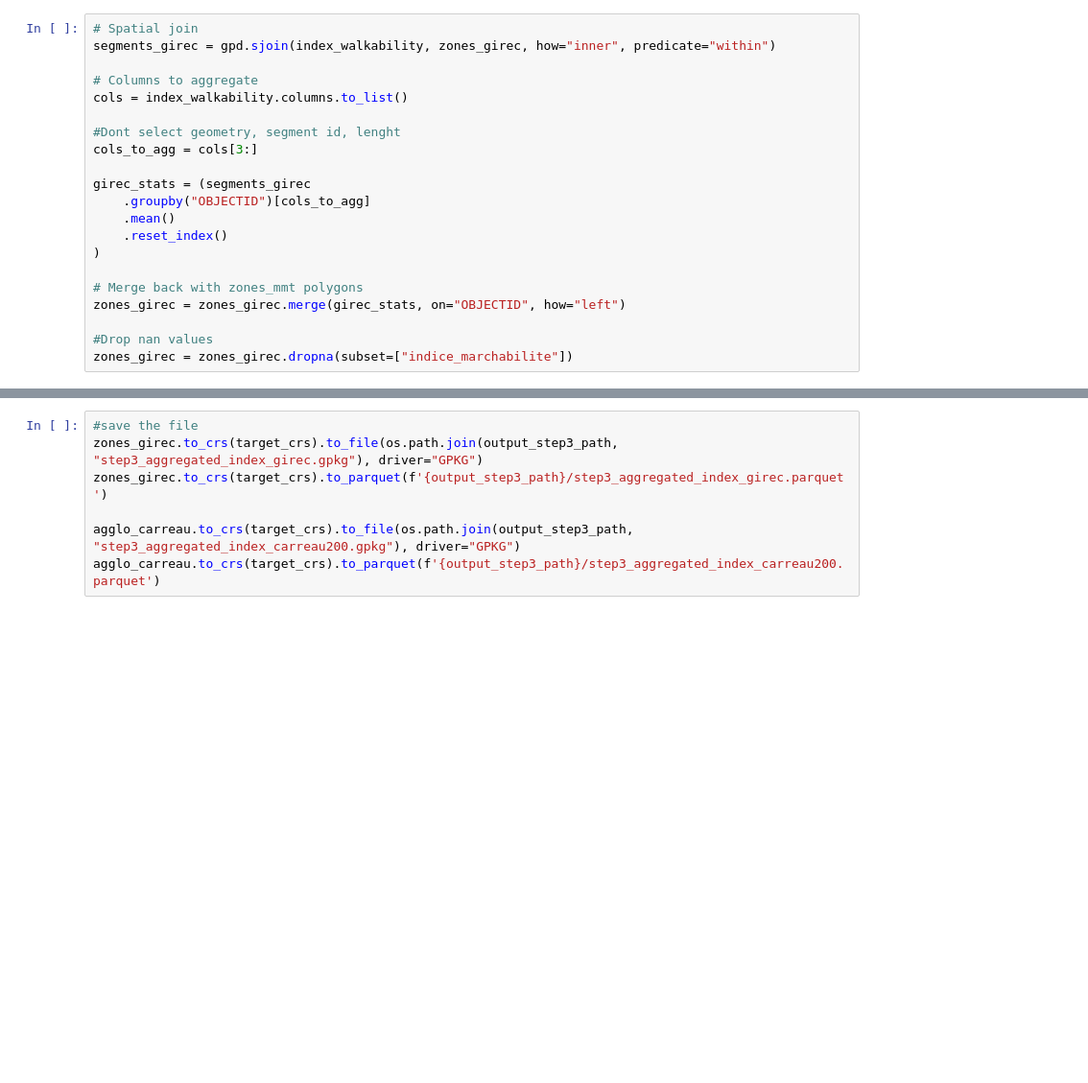
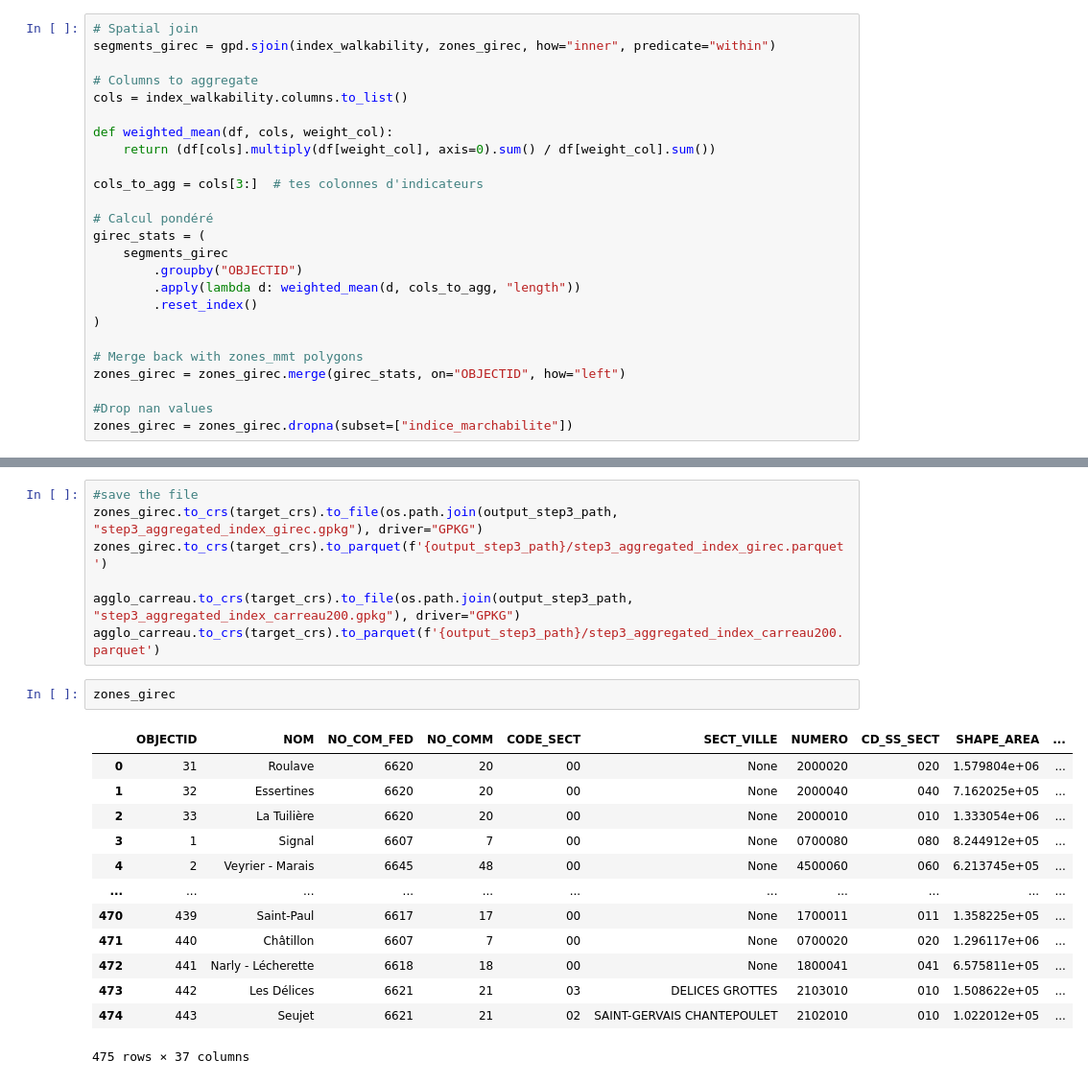
Before and after one commit to action-situee/projet-index-walk-bike-ge-gg, a Jupyter notebook: Notebook/Step 3/3_2_Agregated_index.ipynb, the cells around one changed output, grey strips where cells are left out. Shown at 96% size. Saved outputs shown, nothing was run; the diff lists cells and outputs as text; blank space fills up the shorter version.

```diff
--- a/Notebook/Step 3/3_2_Agregated_index.ipynb
+++ b/Notebook/Step 3/3_2_Agregated_index.ipynb
@@ -28,13 +28,17 @@ segments_girec = gpd.sjoin(index_walkability, zones_girec, how="inner", predicat
 # Columns to aggregate
 cols = index_walkability.columns.to_list()
 
-#Dont select geometry, segment id, lenght
-cols_to_agg = cols[3:]
+def weighted_mean(df, cols, weight_col):
+    return (df[cols].multiply(df[weight_col], axis=0).sum() / df[weight_col].sum())
 
-girec_stats = (segments_girec
-    .groupby("OBJECTID")[cols_to_agg]
-    .mean()
-    .reset_index()
+cols_to_agg = cols[3:]  # tes colonnes d'indicateurs
+
+# Calcul pondéré
+girec_stats = (
+    segments_girec
+        .groupby("OBJECTID")
+        .apply(lambda d: weighted_mean(d, cols_to_agg, "length"))
+        .reset_index()
 )
 
 # Merge back with zones_mmt polygons
@@ -70,3 +90,19 @@ zones_girec.to_crs(target_crs).to_parquet(f'{output_step3_path}/step3_aggregated
 
 agglo_carreau.to_crs(target_crs).to_file(os.path.join(output_step3_path, "step3_aggregated_index_carreau200.gpkg"), driver="GPKG")
 agglo_carreau.to_crs(target_crs).to_parquet(f'{output_step3_path}/step3_aggregated_index_carreau200.parquet')
+# %%
+zones_girec
+# %% [output]
+|  | OBJECTID | NOM | NO_COM_FED | NO_COMM | CODE_SECT | SECT_VILLE | NUMERO | CD_SS_SECT | SHAPE_AREA | ... |
+| 0 | 31 | Roulave | 6620 | 20 | 00 | None | 2000020 | 020 | 1.579804e+06 | ... |
+| 1 | 32 | Essertines | 6620 | 20 | 00 | None | 2000040 | 040 | 7.162025e+05 | ... |
+| 2 | 33 | La Tuilière | 6620 | 20 | 00 | None | 2000010 | 010 | 1.333054e+06 | ... |
+| 3 | 1 | Signal | 6607 | 7 | 00 | None | 0700080 | 080 | 8.244912e+05 | ... |
+| 4 | 2 | Veyrier - Marais | 6645 | 48 | 00 | None | 4500060 | 060 | 6.213745e+05 | ... |
+| ... | ... | ... | ... | ... | ... | ... | ... | ... | ... | ... |
+| 470 | 439 | Saint-Paul | 6617 | 17 | 00 | None | 1700011 | 011 | 1.358225e+05 | ... |
+| 471 | 440 | Châtillon | 6607 | 7 | 00 | None | 0700020 | 020 | 1.296117e+06 | ... |
+| 472 | 441 | Narly - Lécherette | 6618 | 18 | 00 | None | 1800041 | 041 | 6.575811e+05 | ... |
+| 473 | 442 | Les Délices | 6621 | 21 | 03 | DELICES GROTTES | 2103010 | 010 | 1.508622e+05 | ... |
+| 474 | 443 | Seujet | 6621 | 21 | 02 | SAINT-GERVAIS CHANTEPOULET | 2102010 | 010 | 1.022012e+05 | ... |
+475 rows × 37 columns
```
Also changed, not shown: parts of 2 cells of this notebook, 21 other files.
